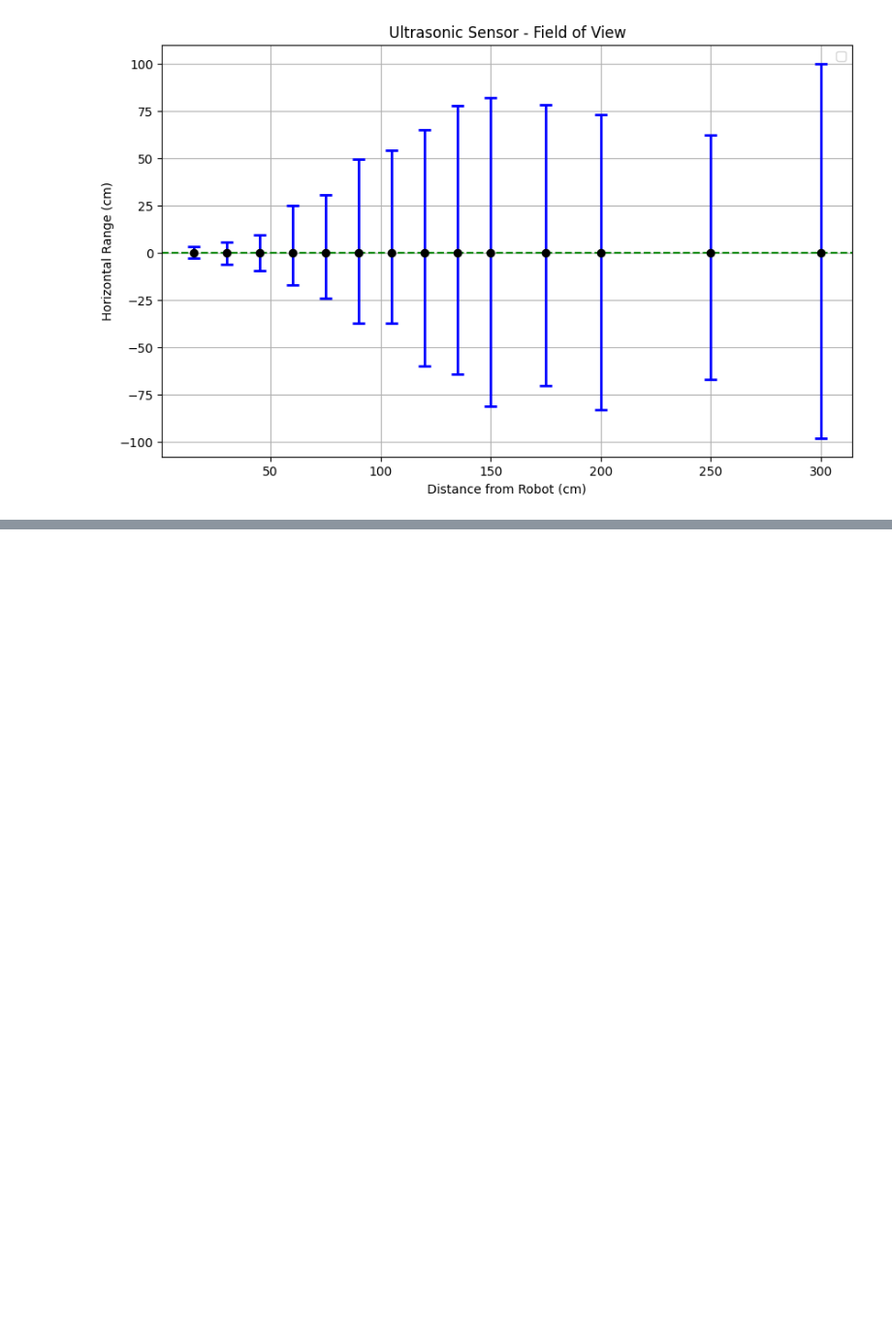
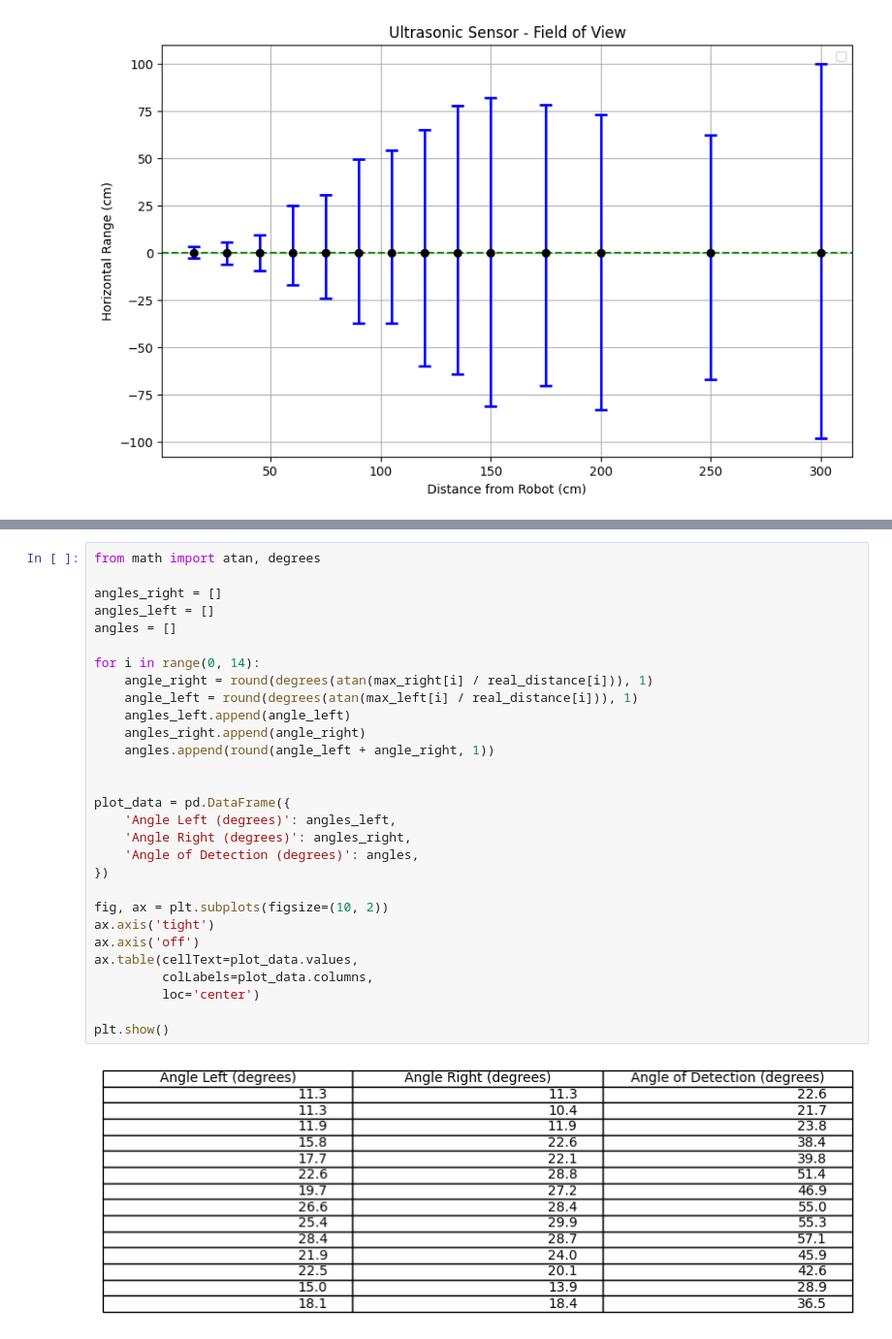
Before and after one commit to SaulVas/ARI2202-Robotics, a Jupyter notebook: Task_1/task_1.ipynb, the cells around one changed output, grey strips where cells are left out. Shown at 97% size. Cells and saved outputs as stored; diff of their text form; blank space fills up the shorter version.

Commit message:
added angle of detection

```diff
--- a/Task_1/task_1.ipynb
+++ b/Task_1/task_1.ipynb
@@ -67,3 +67,34 @@ ax.table(cellText=plot_data.values,
 plt.show()
 # %% [output]
 [figure]
+# %%
+from math import atan, degrees
+
+angles_right = []
+angles_left = []
+angles = []
+
+for i in range(0, 14):
+    angle_right = round(degrees(atan(max_right[i] / real_distance[i])), 1)
+    angle_left = round(degrees(atan(max_left[i] / real_distance[i])), 1)
+    angles_left.append(angle_left)
+    angles_right.append(angle_right)
+    angles.append(round(angle_left + angle_right, 1))
+
+
+plot_data = pd.DataFrame({
+    'Angle Left (degrees)': angles_left,
+    'Angle Right (degrees)': angles_right,
+    'Angle of Detection (degrees)': angles,
+})
+
+fig, ax = plt.subplots(figsize=(10, 2))
+ax.axis('tight')
+ax.axis('off')
+ax.table(cellText=plot_data.values,
+         colLabels=plot_data.columns,
+         loc='center')
+
+plt.show()
+# %% [output]
+[figure, added]
```
Also changed, not shown: parts of 1 cell of this notebook.
